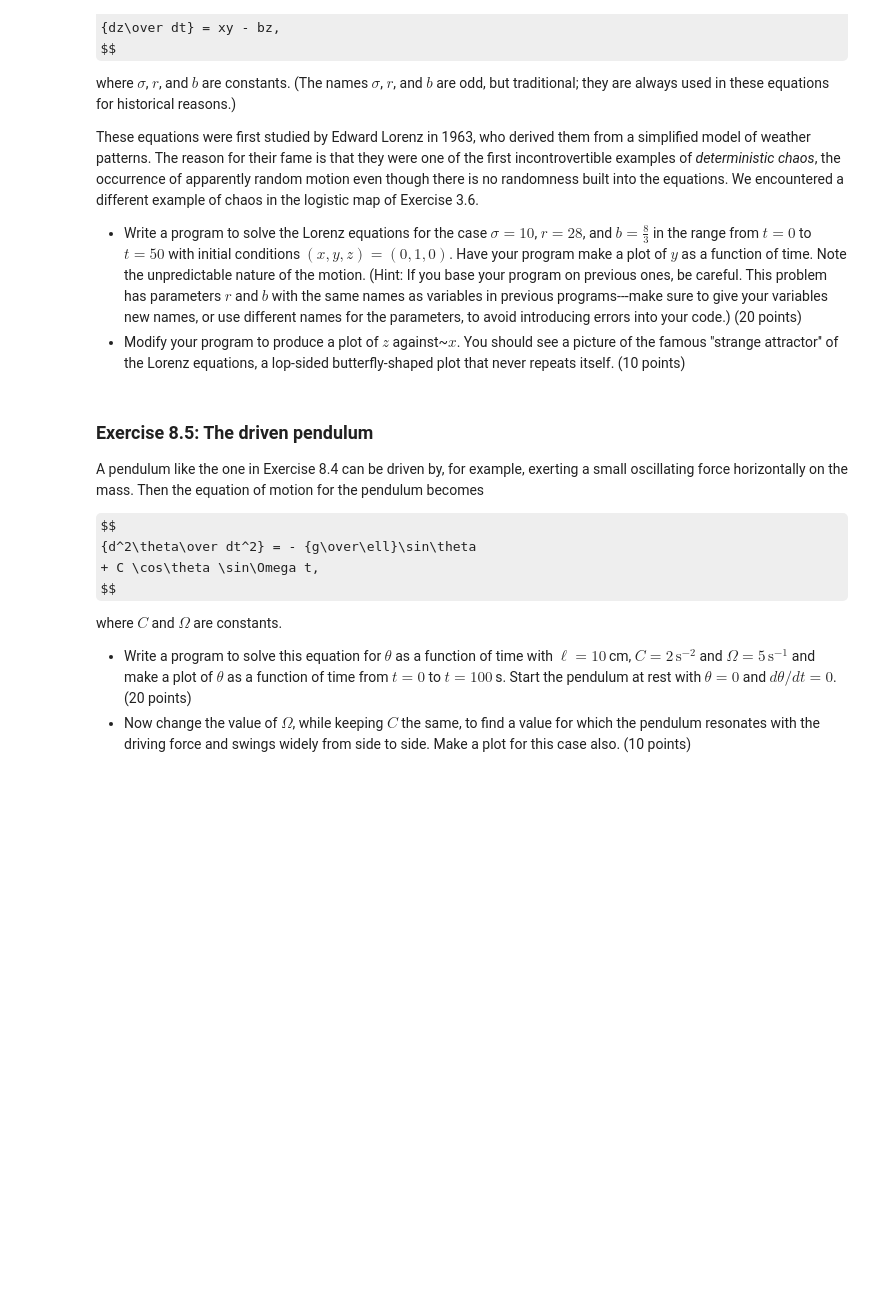
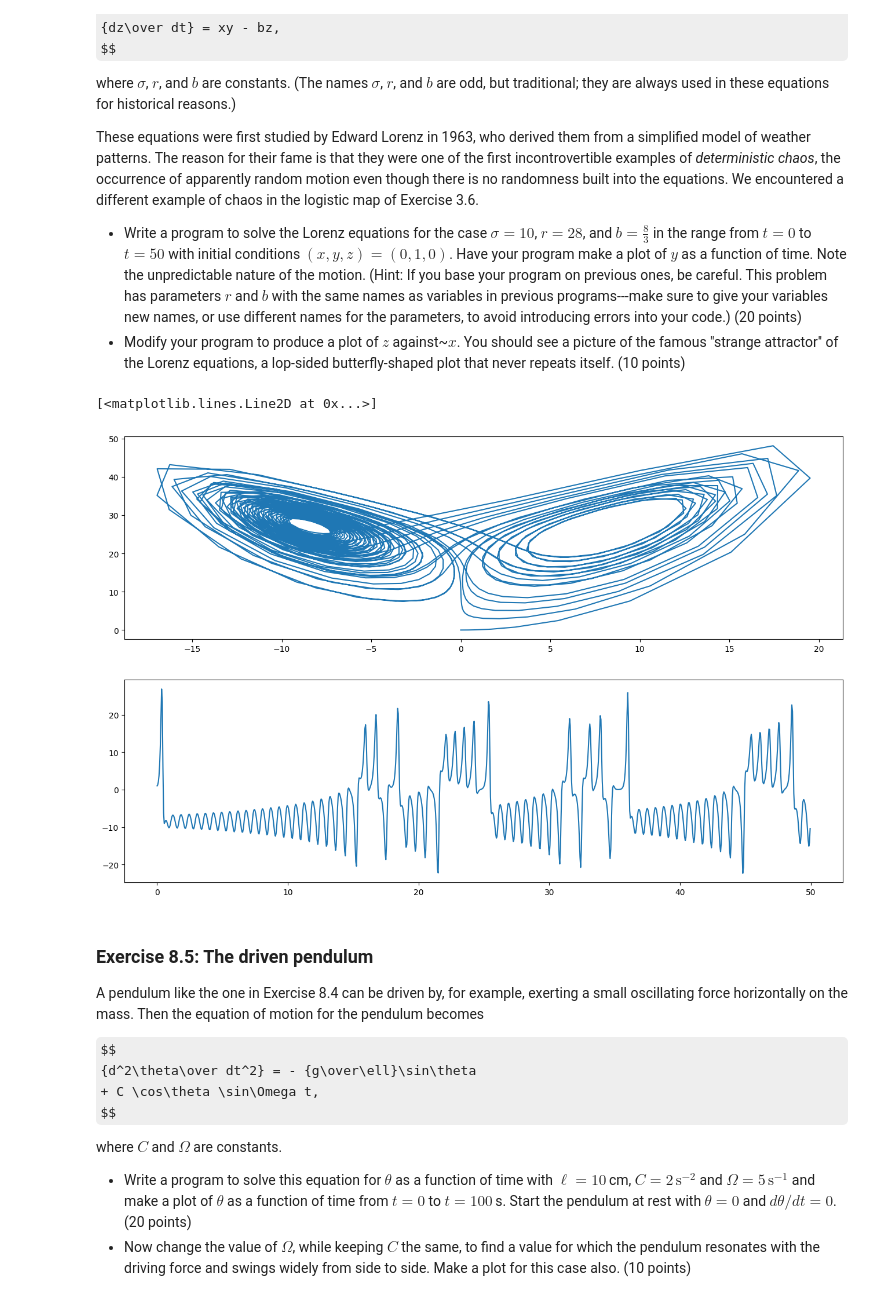
Before and after one commit to GeoffHennessy/Hennessy-Phys50733, a Jupyter notebook: Homework_4/Hennessy_Homework4.ipynb, the cells around one changed output. Drawn from its saved outputs; the diff is of its cells as text; code cells hidden in the pictures; some formulas as TeX source; blank space fills up the shorter version.

```diff
--- a/Homework_4/Hennessy_Homework4.ipynb
+++ b/Homework_4/Hennessy_Homework4.ipynb
@@ -232,6 +274,42 @@ Exercise 3.6.
   equations, a lop-sided butterfly-shaped plot that never repeats itself. (10 points)
 # %%
 # code
+def partial(r,t):
+    dx = 10 * (r[1] - r[0]) # sigma * (y-x)
+    dy = 28*r[0] - r[1] -r[0]*r[2] # rx - y -xz
+    dz = r[0]*r[1] - (8/3)*r[2] # xy - bz
+    return np.array([dx,dy,dz])
+
+# Initializing conditions. Setting up x0, y0 as (1,1)
+r = np.array([0,1,0])
+xVals = []
+yVals = []
+zVals = []
+t0 = 0
+tf = 50
+N = 1000
+h = (tf-t0)/N
+timeVals = np.arange(t0,tf,h)
+
+
+for i in timeVals:
+    xVals.append(r[0])
+    yVals.append(r[1])
+    zVals.append(r[2])
+    k1 = h * partial(r,i)
+    k2 = h * partial(r + 0.5*k1, i + 0.5*h)
+    k3 =  h * partial(r + 0.5*k2, i + 0.5*h)
+    k4 = h * partial(r + k3, i + h)
+    r = r + 1/6 * (k1 + 2*k2 + 2*k3 + k4)
+
+fig = plt.figure(figsize = (16,10))
+axL = plt.subplot(211)
+axL1 = plt.subplot(212)
+axL.plot(xVals,zVals)
+axL1.plot(timeVals,yVals)
+# %% [output]
+[<matplotlib.lines.Line2D at 0x...>]
+[figure, added]
 # %% [markdown]
 ### Exercise 8.5: The driven pendulum
 
```
Also changed, not shown: parts of 5 cells of this notebook.
